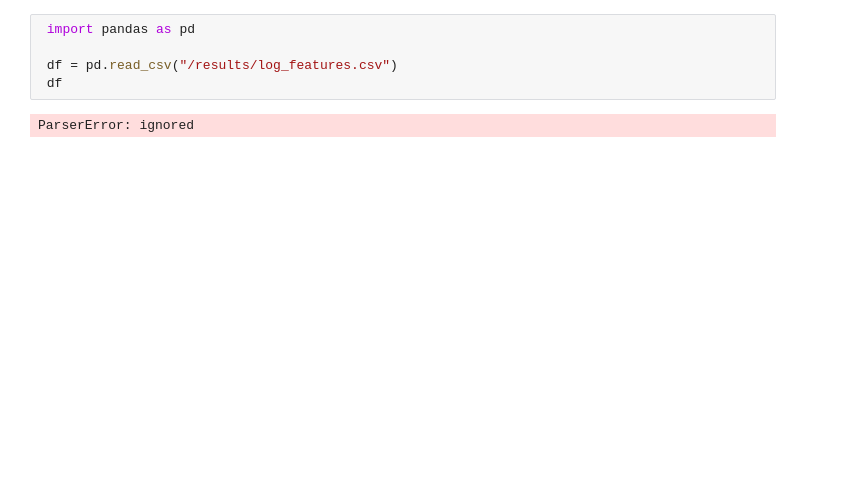
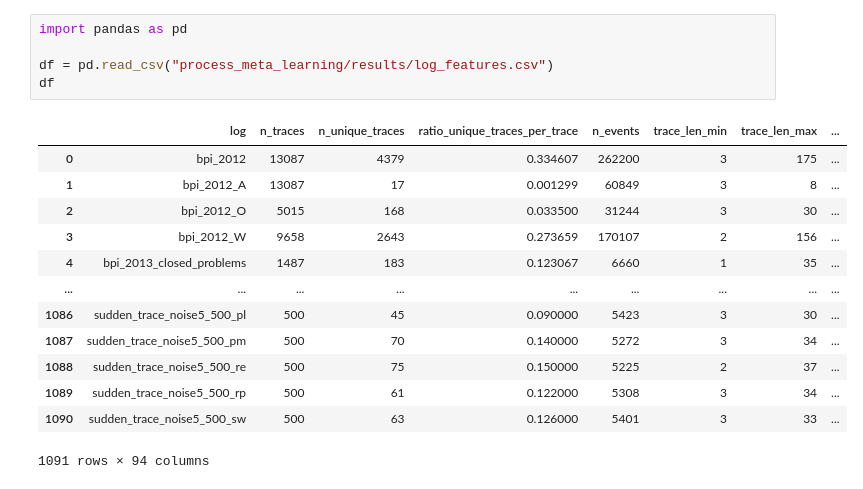
Before and after one commit to gbrltv/process_meta_learning, a Jupyter notebook: evaluation.ipynb, the cells around one changed output. Saved outputs shown, nothing was run; the diff lists cells and outputs as text; blank space fills up the shorter version.

```diff
--- a/evaluation.ipynb
+++ b/evaluation.ipynb
@@ -1,7 +11,19 @@
 # %%
- import pandas as pd
+import pandas as pd
 
- df = pd.read_csv("/results/log_features.csv")
- df
+df = pd.read_csv("process_meta_learning/results/log_features.csv")
+df
 # %% [output]
+|  | log | n_traces | n_unique_traces | ratio_unique_traces_per_trace | n_events | trace_len_min | trace_len_max | ... |
+| 0 | bpi_2012 | 13087 | 4379 | 0.334607 | 262200 | 3 | 175 | ... |
+| 1 | bpi_2012_A | 13087 | 17 | 0.001299 | 60849 | 3 | 8 | ... |
+| 2 | bpi_2012_O | 5015 | 168 | 0.033500 | 31244 | 3 | 30 | ... |
+| 3 | bpi_2012_W | 9658 | 2643 | 0.273659 | 170107 | 2 | 156 | ... |
+| 4 | bpi_2013_closed_problems | 1487 | 183 | 0.123067 | 6660 | 1 | 35 | ... |
+| ... | ... | ... | ... | ... | ... | ... | ... | ... |
+| 1086 | sudden_trace_noise5_500_pl | 500 | 45 | 0.090000 | 5423 | 3 | 30 | ... |
+| 1087 | sudden_trace_noise5_500_pm | 500 | 70 | 0.140000 | 5272 | 3 | 34 | ... |
+| 1088 | sudden_trace_noise5_500_re | 500 | 75 | 0.150000 | 5225 | 2 | 37 | ... |
+| 1089 | sudden_trace_noise5_500_rp | 500 | 61 | 0.122000 | 5308 | 3 | 34 | ... |
+| 1090 | sudden_trace_noise5_500_sw | 500 | 63 | 0.126000 | 5401 | 3 | 33 | ... |
-ParserError: ignored
+1091 rows × 94 columns
```
Also changed, not shown: parts of 1 cell of this notebook.
